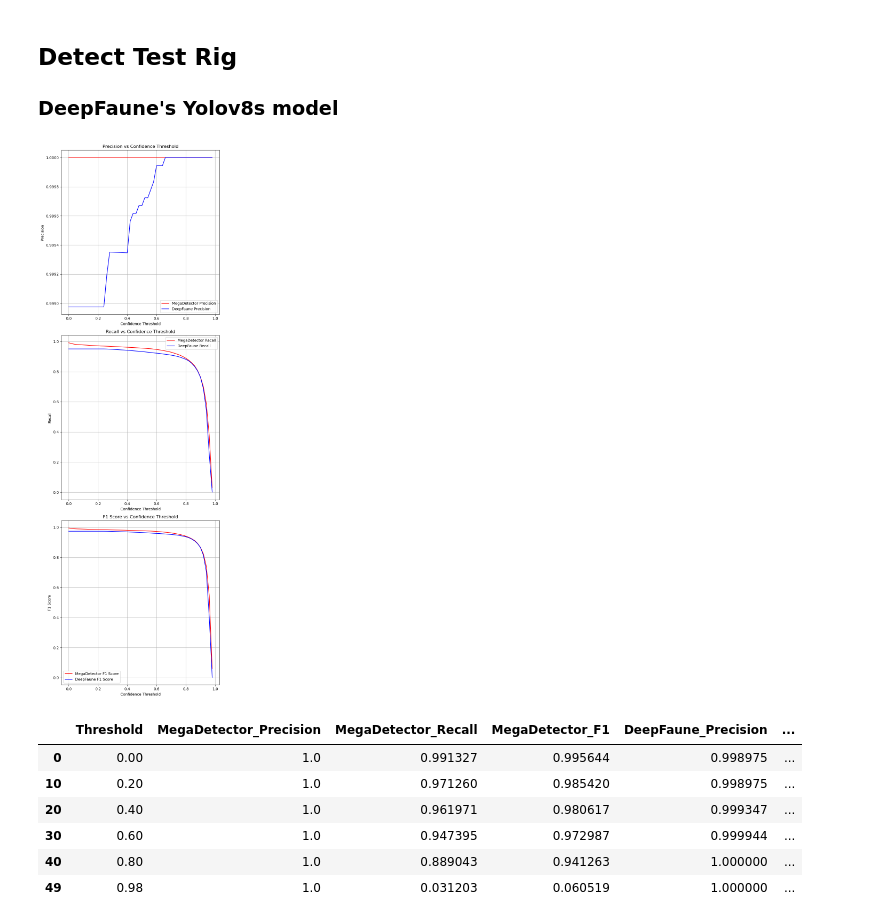
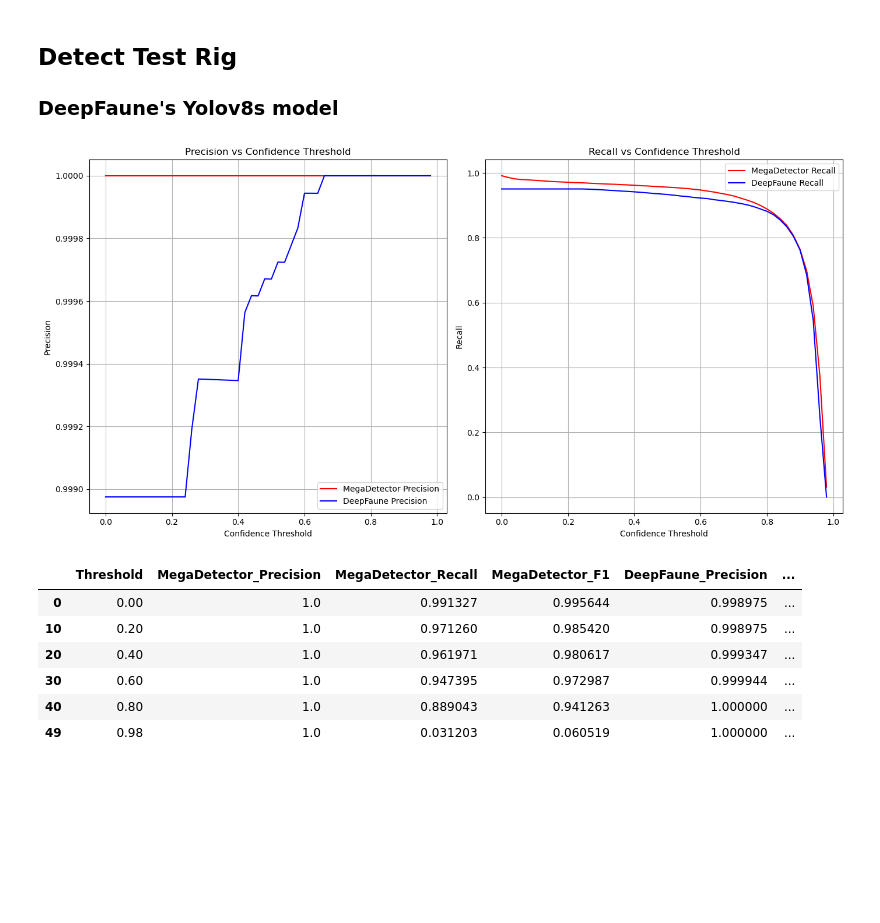
Before and after one commit to ratsakatika/camera-traps, a Jupyter notebook: notebooks/013_detector_test_rig.ipynb, the cells around one changed output. Cells and saved outputs as stored; diff of their text form; code cells hidden in the pictures; blank space fills up the shorter version.

```diff
--- a/notebooks/013_detector_test_rig.ipynb
+++ b/notebooks/013_detector_test_rig.ipynb
@@ -160,7 +160,7 @@ thresholds, mega_precision, mega_recall, mega_f1 = calculate_metrics(df, 'MegaDe
 _, df_precision, df_recall, df_f1 = calculate_metrics(df, 'DF_Detector', 'DF_Detector_Conf', 'Ground_Truth_Detect')
 
 # Plot the results
-fig, (ax1, ax2, ax3) = plt.subplots(3, 1, figsize=(7, 21))
+fig, (ax1, ax2) = plt.subplots(1, 2, figsize=(14, 7))
 
 # Precision Plot
 ax1.plot(thresholds, mega_precision, 'r-', label='MegaDetector Precision')
@@ -173,43 +173,34 @@ ax1.grid(True)
 
 # Recall Plot
 ax2.plot(thresholds, mega_recall, 'r-', label='MegaDetector Recall')
 ax2.plot(thresholds, df_recall, 'b-', label='DeepFaune Recall')
 ax2.set_xlabel('Confidence Threshold')
 ax2.set_ylabel('Recall')
 ax2.set_title('Recall vs Confidence Threshold')
 ax2.legend()
 ax2.grid(True)
-
-# F1 Score Plot
-ax3.plot(thresholds, mega_f1, 'r-', label='MegaDetector F1 Score')
-ax3.plot(thresholds, df_f1, 'b-', label='DeepFaune F1 Score')
-ax3.set_xlabel('Confidence Threshold')
-ax3.set_ylabel('F1 Score')
-ax3.set_title('F1 Score vs Confidence Threshold')
-ax3.legend()
-ax3.grid(True)
 
 plt.tight_layout()
 plt.show()
 
 # Create a DataFrame to display the results
 results_df = pd.DataFrame({
     'Threshold': thresholds,
     'MegaDetector_Precision': mega_precision,
     'MegaDetector_Recall': mega_recall,
     'MegaDetector_F1': mega_f1,
     'DeepFaune_Precision': df_precision,
     'DeepFaune_Recall': df_recall,
     'DeepFaune_F1': df_f1
 })
 
 # Filter the DataFrame to include only the specified thresholds
 results_df = results_df[results_df['Threshold'].isin([0.0, 0.2, 0.4, 0.6, 0.8, 0.98])]
 
 # Print the results table
 results_df
 # %% [output]
-[figure, old version]
+[figure, new version]
 |  | Threshold | MegaDetector_Precision | MegaDetector_Recall | MegaDetector_F1 | DeepFaune_Precision | ... |
 | 0 | 0.00 | 1.0 | 0.991327 | 0.995644 | 0.998975 | ... |
 | 10 | 0.20 | 1.0 | 0.971260 | 0.985420 | 0.998975 | ... |
```
Also changed, not shown: 6 other files.
